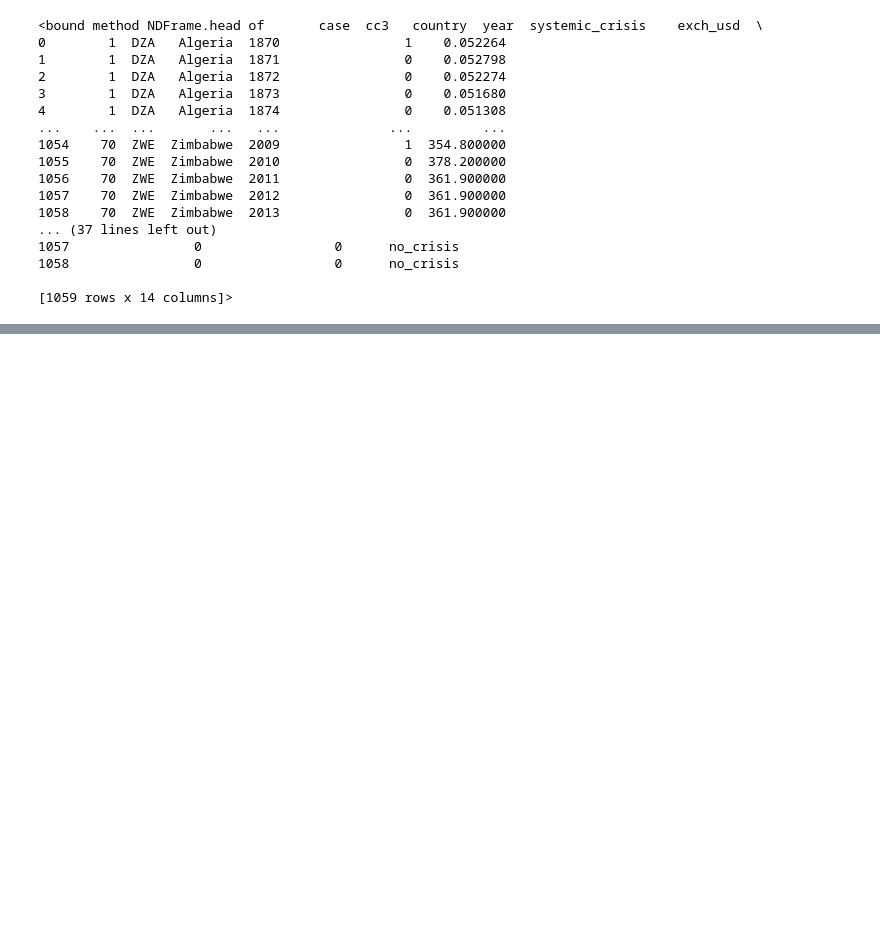
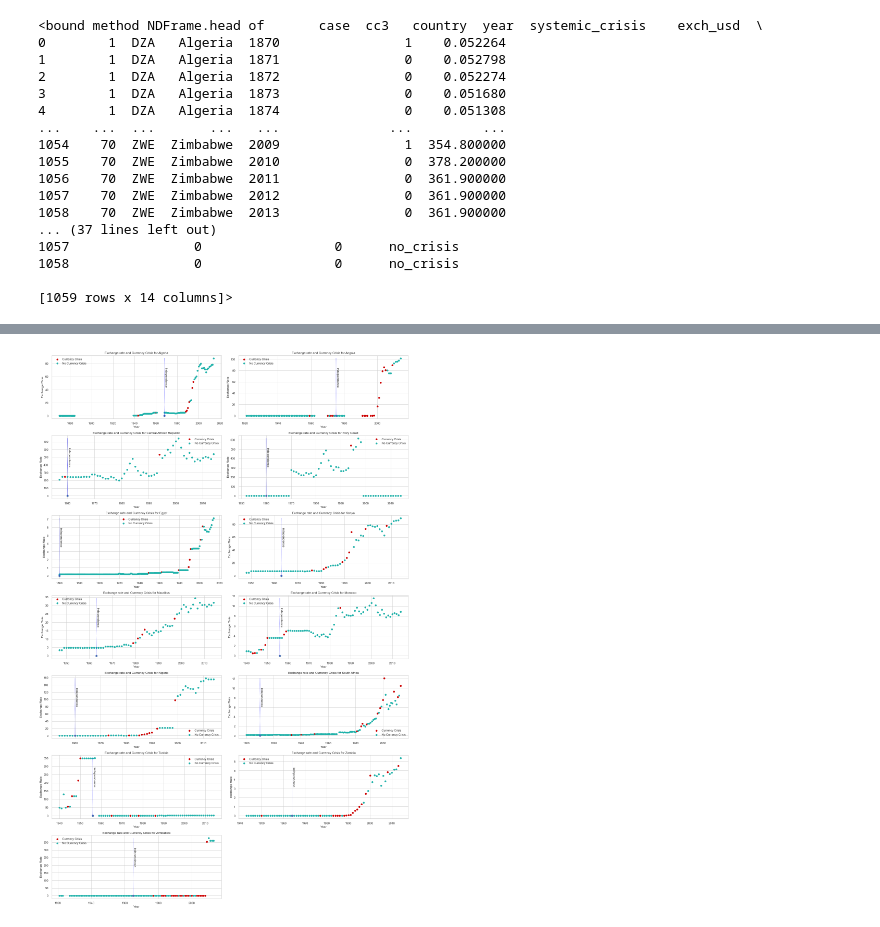
Before and after one commit to solapade/Africa-Econ-Crisis-Analysis-NYU, a Jupyter notebook: Notebook.ipynb, the cells around one changed output, grey strips where cells are left out. Saved outputs shown, nothing was run; the diff lists cells and outputs as text; code cells hidden in the pictures; blank space fills up the shorter version.

```diff
--- a/Notebook.ipynb
+++ b/Notebook.ipynb
@@ -29,0 +151,41 @@ data.head
+# %%
+#Exchange rate and curreny crisis for each country showing independence year
+sns.set(style='whitegrid')
+plt.figure(figsize=(20,30))
+count = 0
+for c in country:
+    plt.subplot(7, 2, count+1)
+    count +=1
+    plt.scatter(x=data.year[(data.country == c) & (data.currency_crises == 1)],
+                y=data.exch_usd[(data.country == c) & (data.currency_crises == 1)],
+                c='#CD0000', label='Currency Crisis')
+    plt.scatter(x=data.year[(data.country == c) & (data.currency_crises == 0)],
+                y=data.exch_usd[(data.country == c) & (data.currency_crises == 0)],
+                c='#20B2AA', label='No Currency Crisis')
+    # plt.scatter(x=data.year[(data.country == c) & (data.currency_crises == 2)],
+    #             y=data.exch_usd[(data.country == c) & (data.currency_crises == 2)],
+    #             c='#8B7500', label='No Currency Crisis')
+    plt.plot([np.min(data[np.logical_and(data.country==c,data.independence==1)]['year']),
+              np.min(data[np.logical_and(data.country==c,data.independence==1)]['year'])],
+             [0, np.max(data[data.country==c]['exch_usd'])],
+             color='blue',
+             linestyle='dotted',
+             alpha=0.8)
+
+    plt.text(np.min(data[np.logical_and(data.country==c,data.independence==1)]['year']),
+             np.max(data[data.country==c]['exch_usd'])/2,
+             'Independence',
+             rotation=-90)
+    plt.scatter(x=np.min(data[np.logical_and(data.country==c,data.independence==1)]['year']),
+                y=0,
+                s=50)
+
+    plt.xticks()
+    #plt.grid()
+    plt.xlabel('Year')
+    plt.ylabel('Exchange Rate')
+    plt.title('Exchange rate and Currency Crisis for '+ c)
+    plt.legend()
+plt.tight_layout()
+# %% [output]
+[figure, added]
```
Also changed, not shown: parts of 11 cells of this notebook.
